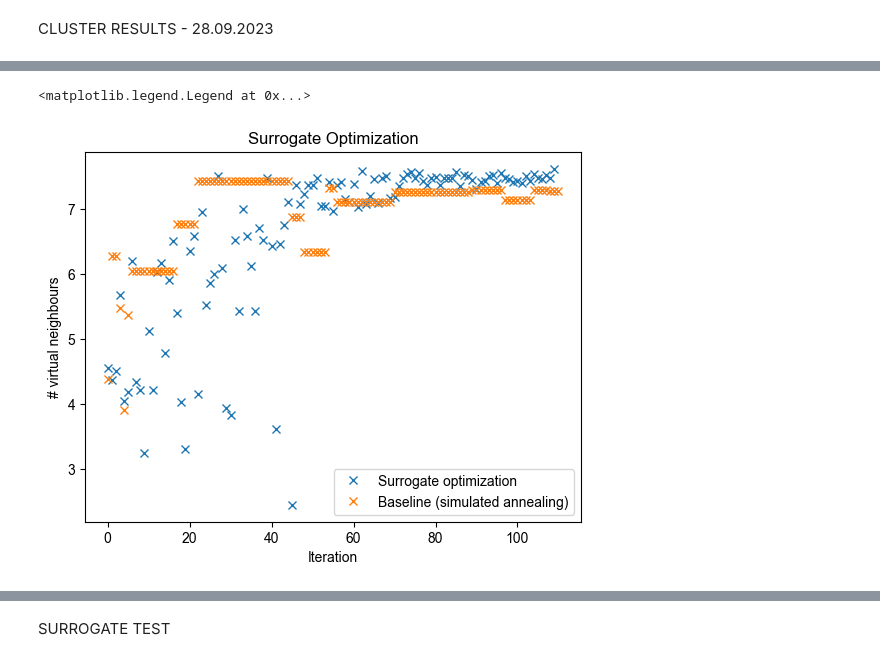
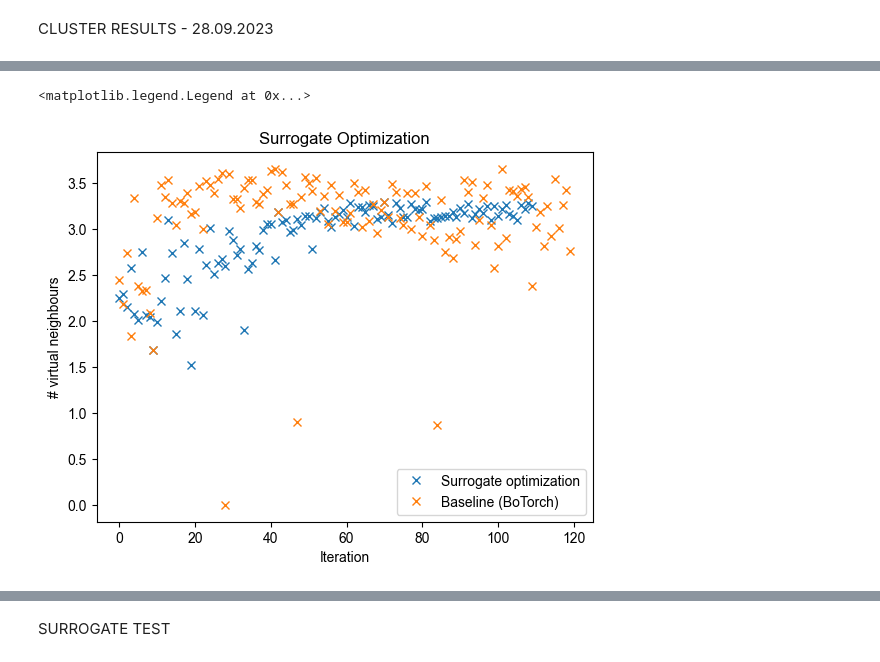
Before and after one commit to Luisenden/qnetsur, a Jupyter notebook: test.ipynb, the cells around one changed output, grey strips where cells are left out. Cells and saved outputs as stored; diff of their text form; code cells hidden in the pictures.

```diff
--- a/test.ipynb
+++ b/test.ipynb
@@ -16,6 +16,8 @@ CLUSTER RESULTS - 28.09.2023
 # %%
 import pickle
 
-with open('../surdata/square10_iter-20_objective-meanopt10-10-2023_13:36.pkl', 'rb') as file:
+# surrogate optimization and simulated annealing
+with open('../surdata/tree35_iter-20_objective-meanopt10-10-2023_11:50.pkl', 'rb') as file:
     # Load the object from the file
     loaded_data = pickle.load(file)
+model, time, refmodel, xSA, ySA, timeSA = loaded_data
@@ -27,0 +24,5 @@ time/timeSA
+# %%
+# bandit optimization
+with open('../surdata/Ax_tree35_iter-120_objective-meanopt10-27-2023_16:13.pkl', 'rb') as file:
+    # Load the object from the file
+    ax_data = pickle.load(file)
@@ -27,0 +75,2 @@ time/timeSA
+# %%
+ax_experiment = ax_data[0]
@@ -28,12 +99,13 @@ time/timeSA
 # %%
 #fig = plt.figure(figsize=(20,10))
 plt.title('Surrogate Optimization')
 plt.plot([np.mean(y_i) for y_i in np.array(model.y)], 'x', label='Surrogate optimization')
-plt.plot([np.mean(y_i) for y_i in np.array(ySA)*-1], 'x', label='Baseline (simulated annealing)')
+#plt.plot([np.mean(y_i) for y_i in np.array(ySA)*-1], 'x', label='Baseline (simulated annealing)')
+plt.plot(ax_experiment.get_trials_data_frame()['mean'], 'x', label='Baseline (BoTorch)')
 #plt.plot([np.mean(np.array(y_i)) for y_i in refmodel.y],'x', label='Random evaluations')
 plt.ylabel('# virtual neighbours')
 plt.xlabel('Iteration')
 plt.legend()
 # %% [output]
 <matplotlib.legend.Legend at 0x...>
-[figure, old version]
+[figure, new version]
```
Also changed, not shown: parts of 14 cells of this notebook, 7 other files.
